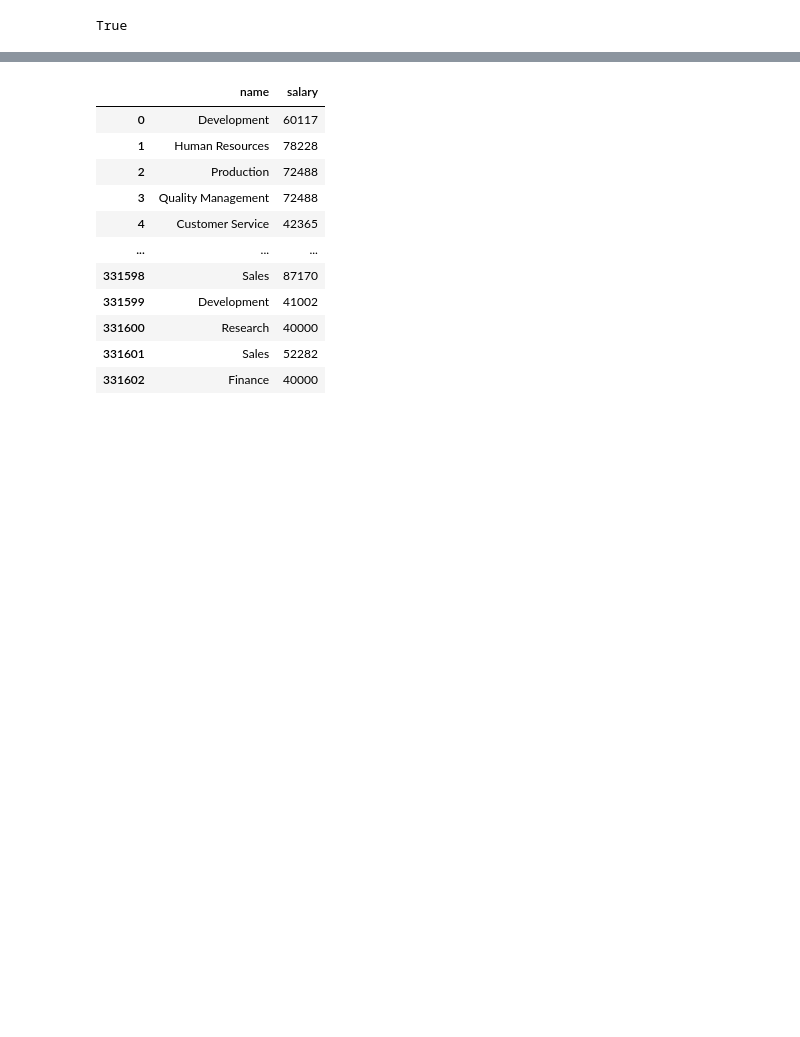
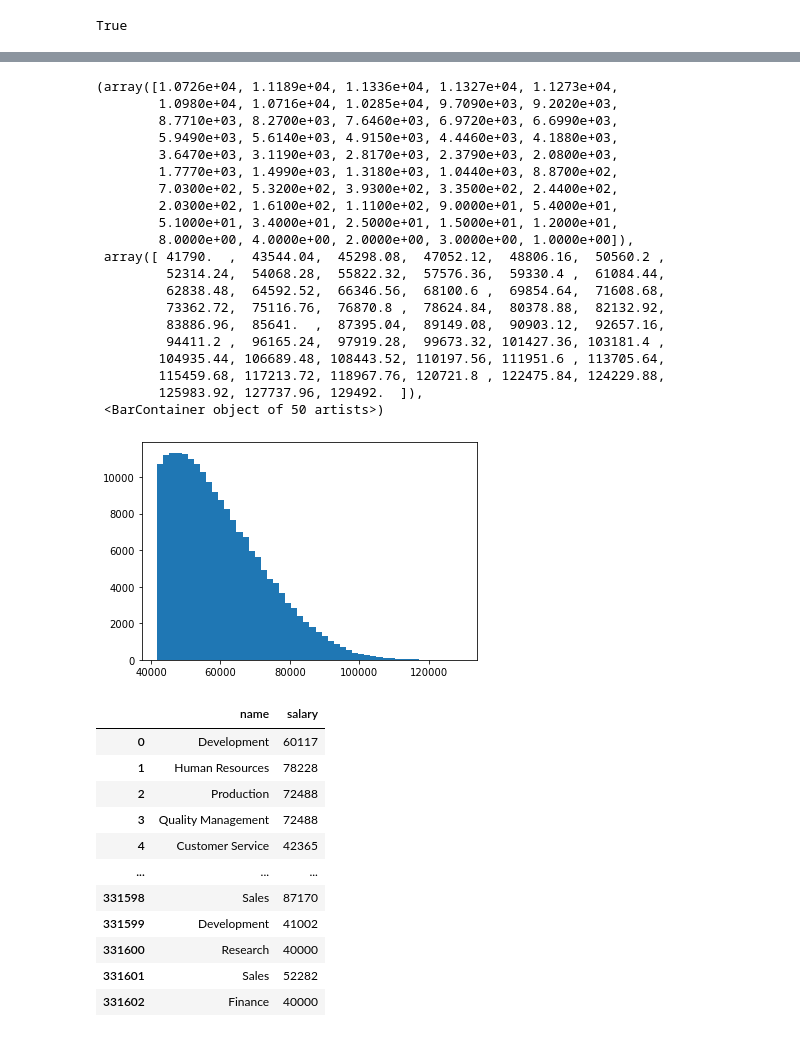
Before and after one commit to bpezzullo/SQL-Challenge, a Jupyter notebook: company.ipynb, the cells around one changed output, grey strips where cells are left out. Saved outputs shown, nothing was run; the diff lists cells and outputs as text; code cells hidden in the pictures; blank space fills up the shorter version.

```diff
--- a/company.ipynb
+++ b/company.ipynb
@@ -27,0 +93,12 @@ UNC_sql
+# %%
+# let remove the lower salaries in the lower bin to see the distribution in the other ranges better.
+conn = psycopg2.connect("host='{}' port={} dbname='{}' user={} password={}".format(host, port, dbname, username, pwd))
+sql = "Select salary from salaries where salary > 41789;"
+dat = sqlio.read_sql_query(sql, conn)
+
+# close the connections
+conn = None
+# %%
+# put data into a dataframe
+salary_df = pd.DataFrame(dat)
+salary_df
@@ -28 +119,37 @@ UNC_sql
+# %%
+# Seting to 50 bins
+n_bins= 50
+
+# Generate a normal distribution, center at x=0 and y=5
+y = salary_df['salary']
+
+# Label the graphs
+plt.title("Histogram of Salaries")
+plt.xlabel("Bins of salarary ranges")
+plt.ylabel("Count of Salaries")
+
+# We can set the number of bins with the `bins` kwarg
+plt.hist(y, bins=n_bins)
+# %% [output]
+(array([1.0726e+04, 1.1189e+04, 1.1336e+04, 1.1327e+04, 1.1273e+04,
+        1.0980e+04, 1.0716e+04, 1.0285e+04, 9.7090e+03, 9.2020e+03,
+        8.7710e+03, 8.2700e+03, 7.6460e+03, 6.9720e+03, 6.6990e+03,
+        5.9490e+03, 5.6140e+03, 4.9150e+03, 4.4460e+03, 4.1880e+03,
+        3.6470e+03, 3.1190e+03, 2.8170e+03, 2.3790e+03, 2.0800e+03,
+        1.7770e+03, 1.4990e+03, 1.3180e+03, 1.0440e+03, 8.8700e+02,
+        7.0300e+02, 5.3200e+02, 3.9300e+02, 3.3500e+02, 2.4400e+02,
+        2.0300e+02, 1.6100e+02, 1.1100e+02, 9.0000e+01, 5.4000e+01,
+        5.1000e+01, 3.4000e+01, 2.5000e+01, 1.5000e+01, 1.2000e+01,
+        8.0000e+00, 4.0000e+00, 2.0000e+00, 3.0000e+00, 1.0000e+00]),
+ array([ 41790.  ,  43544.04,  45298.08,  47052.12,  48806.16,  50560.2 ,
+         52314.24,  54068.28,  55822.32,  57576.36,  59330.4 ,  61084.44,
+         62838.48,  64592.52,  66346.56,  68100.6 ,  69854.64,  71608.68,
+         73362.72,  75116.76,  76870.8 ,  78624.84,  80378.88,  82132.92,
+         83886.96,  85641.  ,  87395.04,  89149.08,  90903.12,  92657.16,
+         94411.2 ,  96165.24,  97919.28,  99673.32, 101427.36, 103181.4 ,
+        104935.44, 106689.48, 108443.52, 110197.56, 111951.6 , 113705.64,
+        115459.68, 117213.72, 118967.76, 120721.8 , 122475.84, 124229.88,
+        125983.92, 127737.96, 129492.  ]),
+ <BarContainer object of 50 artists>)
+[figure, added]
 # %%
```
Also changed, not shown: parts of 14 cells of this notebook.
